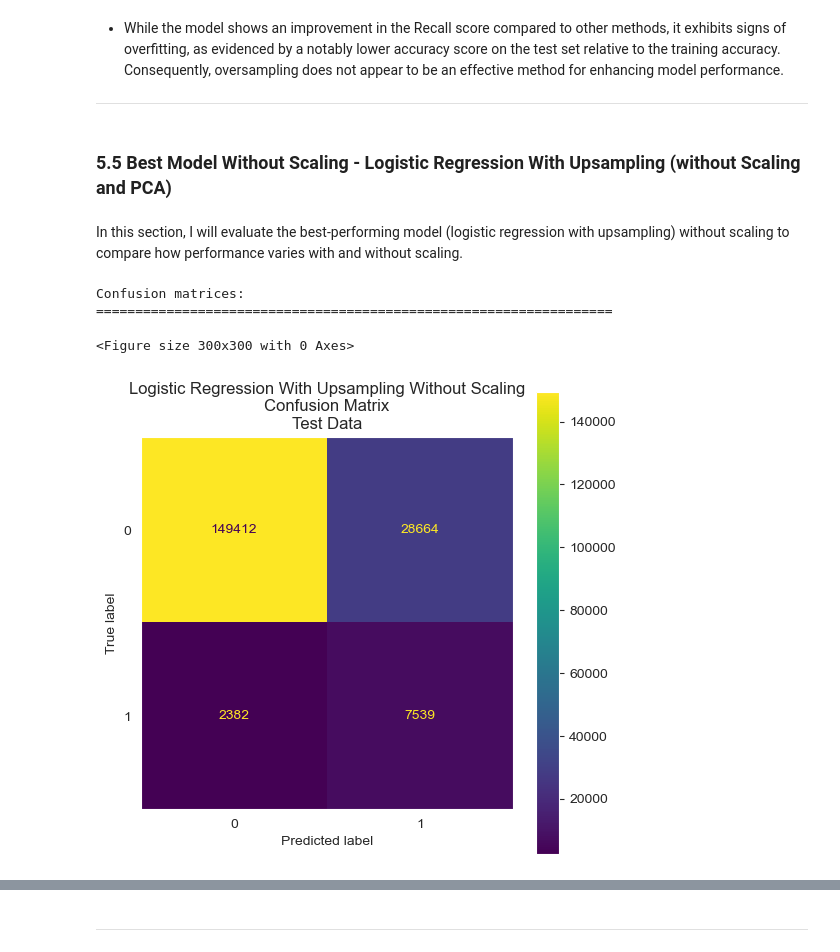
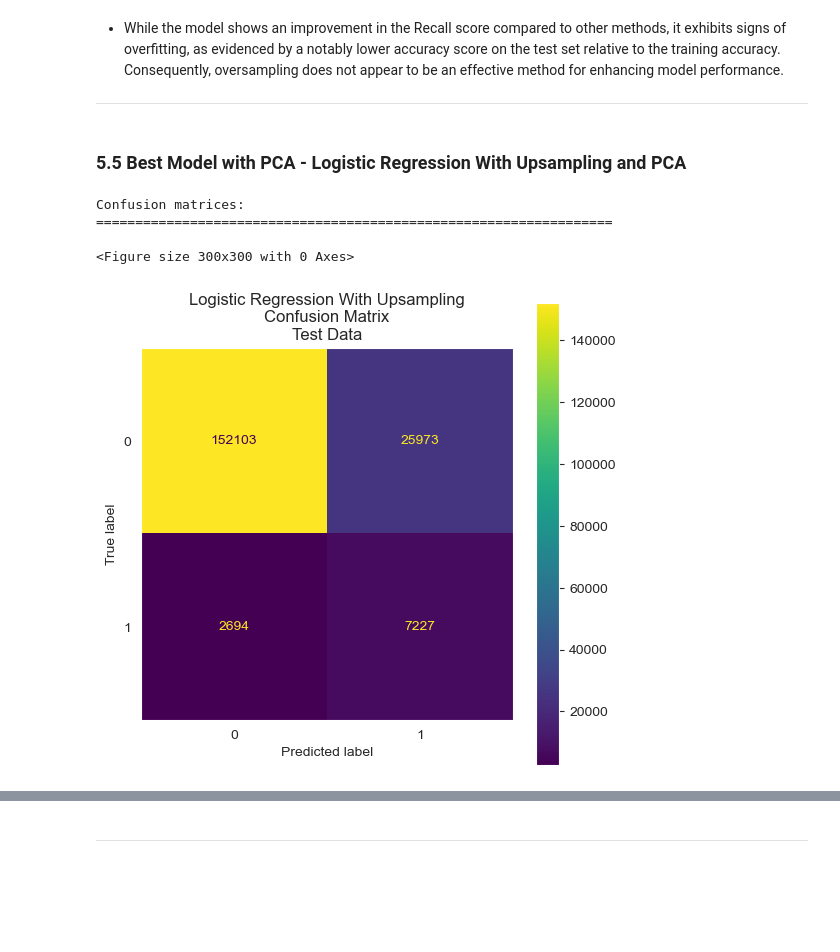
Before and after one commit to willwu29/heart-attack-prediction-model, a Jupyter notebook: notebooks/feature_engineering_baseline_modeling_book3.ipynb, the cells around one changed output, grey strips where cells are left out. Drawn from its saved outputs; the diff is of its cells as text; code cells hidden in the pictures; blank space fills up the shorter version.

```diff
--- a/notebooks/feature_engineering_baseline_modeling_book3.ipynb
+++ b/notebooks/feature_engineering_baseline_modeling_book3.ipynb
@@ -565,16 +592,16 @@ print(f'Number of Class 0 samples before upsampling: {y_train[y_train == 0].shap
 
 # Randomly duplicate class 1 observations
 X_duplicate_positive, y_duplicate_positive = resample(
-    X_train[y_train == 1],
+    X_train_scaled[y_train == 1],
     y_train[y_train == 1],
     replace=True,
-    n_samples=X_train[y_train==0].shape[0],
+    n_samples=X_train_scaled[y_train==0].shape[0],
     random_state=1
 )
 
 # Combine upsample with original data
-X_train_upsampled = pd.DataFrame(
-    np.vstack((X_train[y_train == 0], X_duplicate_positive)),
+X_train_scaled_upsampled = pd.DataFrame(
+    np.vstack((X_train_scaled[y_train == 0], X_duplicate_positive)),
     columns=X_train.columns
     )
 
@@ -680,10 +692,0 @@ Standard scaling on upsampling dataset
-# %%
-# Instantiate StandardScaler
-scaler_upsampled = StandardScaler()
-
-# Fit the scaler
-scaler_upsampled.fit(X_train_upsampled)
-
-# Transform X_train X_val X_test
-X_train_scaled_upsampled = scaler_upsampled.transform(X_train_upsampled)
-X_test_scaled_upsampled = scaler_upsampled.transform(X_test)
@@ -761,7 +736,7 @@ upsampled_pca.fit(X_train_scaled_upsampled)
 
 # Transform
 X_train_pca_upsampled = upsampled_pca.transform(X_train_scaled_upsampled)
-X_test_pca_upsampled = upsampled_pca.transform(X_test_scaled_upsampled)
+X_test_pca_upsampled = upsampled_pca.transform(X_test_scaled)
 # %% [markdown]
 - PCA for the downsampled Data
 # %%
@@ -1131,77 +1250,78 @@ Test: 0.885
 
 ---
 # %% [markdown]
-### 5.5 Best Model Without Scaling - Logistic Regression With Upsampling (without Scaling and PCA) <a class="anchor" id="5e"></a>
+### 5.5 Best Model with PCA - Logistic Regression With Upsampling and PCA <a class="anchor" id="5e"></a>
-# %% [markdown]
-
-In this section, I will evaluate the best-performing model (logistic regression with upsampling) without scaling to compare how performance varies with and without scaling.
 # %%
 ###############
 #MODEL FITTING#
 ###############
 
-# Upsampled Data without scaling
-logit_upsampled = LogisticRegression(max_iter=1000, random_state=42)
-logit_upsampled.fit(X_train_upsampled, y_train_upsampled)
+# Upsampled Data
+logit_upsampled_pca = LogisticRegression(max_iter=1000, random_state=42)
+logit_upsampled_pca.fit(X_train_pca_upsampled, y_train_upsampled)
 
 # Hard Predictions for train and test data
-y_pred_train = logit_upsampled.predict(X_train_upsampled)
-y_pred_test = logit_upsampled.predict(X_test)
+y_pred_train_upsampled_pca = logit_upsampled_pca.predict(X_train_pca_upsampled)
+y_pred_test_pca = logit_upsampled_pca.predict(X_test_pca_upsampled)
 
 # Predicted probabilities for train and test data
-y_pred_proba_train = logit_upsampled.predict_proba(X_train_upsampled)[:, 1]
-y_pred_proba_test = logit_upsampled.predict_proba(X_test)[:, 1]
-
+y_pred_proba_train_upsampled_pca = logit_upsampled_pca.predict_proba(X_train_pca_upsampled)[:, 1]
+y_pred_proba_test_pca = logit_upsampled_pca.predict_proba(X_test_pca_upsampled)[:, 1]
 
 ##################
 #Model Evaluation#
 ##################
 
 print_line = "\n" + "===========" * 6
 
 # Confusion Matrix
 print('Confusion matrices:', print_line)
 
 # Display confusion matrices
 plt.figure(figsize=(3, 3))
-ConfusionMatrixDisplay.from_estimator(logit_upsampled, X_test, y_test)
-plt.title('Logistic Regression With Upsampling Without Scaling\nConfusion Matrix\nTest Data')
+ConfusionMatrixDisplay.from_estimator(logit_upsampled_pca, X_test_pca_upsampled, y_test)
+plt.title('Logistic Regression With Upsampling\nConfusion Matrix\nTest Data')
 plt.grid(False)
 plt.show()
 
 # Print Classification Reports
-report_original = classification_report(y_test, y_pred_test)
+report_original = classification_report(y_test, y_pred_test_pca)
 print('Test Data classification report: ', print_line, report_original)
+
+# Print Recall Score
+print('Recall Score:')
+print(f'Train: {recall_score(y_train_upsampled, y_pred_train_upsampled_pca):.3f}')
+print(f'Test: {recall_score(y_test, y_pred_test_pca):.3f}', print_line)
+
+# Print FPR
+print('False Positive Rate:')
+print(f'Train: {false_positive_rate(y_train_upsampled, y_pred_train_upsampled_pca):.3f}')
+print(f'Test: {false_positive_rate(y_test, y_pred_test_pca):.3f}', print_line)
 
 # Print Accuracy Score
 print('Accuracy Score:')
-print(f'Train: {accuracy_score(y_train_upsampled,y_pred_train):.3f}')
-print(f'Test: {accuracy_score(y_test,y_pred_test):.3f}', print_line)
+print(f'Train: {accuracy_score(y_train_upsampled, y_pred_train_upsampled_pca):.3f}')
+print(f'Test: {accuracy_score(y_test, y_pred_test_pca):.3f}', print_line)
 
 # Print Precision Score
 print('Precision Score:')
-print(f'Train: {precision_score(y_train_upsampled, y_pred_train):.3f}')
-print(f'Test: {precision_score(y_test, y_pred_test):.3f}', print_line)
-
-# Print Recall Score
-print('Recall Score:')
-print(f'Train: {recall_score(y_train_upsampled, y_pred_train):.3f}')
-print(f'Test: {recall_score(y_test, y_pred_test):.3f}', print_line)
+print(f'Train: {precision_score(y_train_upsampled, y_pred_train_upsampled_pca):.3f}')
+print(f'Test: {precision_score(y_test, y_pred_test_pca):.3f}', print_line)
 
 # Print F1 Score
 print('F1 Score:')
-print(f'Train: {f1_score(y_train_upsampled, y_pred_train):.3f}')
-print(f'Test: {f1_score(y_test, y_pred_test):.3f}', print_line)
+print(f'Train: {f1_score(y_train_upsampled, y_pred_train_upsampled_pca):.3f}')
+print(f'Test: {f1_score(y_test, y_pred_test_pca):.3f}', print_line)
 
 # Print AUC Score
 print('AUC Score:')
-print(f'Train: {roc_auc_score(y_train_upsampled, y_pred_proba_train):.3f}')
-print(f'Test: {roc_auc_score(y_test, y_pred_proba_test):.3f}', print_line)
+print(f'Train: {roc_auc_score(y_train_upsampled, y_pred_proba_train_upsampled):.3f}')
+print(f'Test: {roc_auc_score(y_test, y_pred_test_pca):.3f}', print_line)
 # %% [output]
 Confusion matrices:
 ==================================================================
 <Figure size 300x300 with 0 Axes>
-[figure, old version]
+[figure, new version]
 Test Data classification report:
 ==================================================================               precision    recall  f1-score   support
 
```
Also changed, not shown: parts of 122 cells of this notebook, 1 other file.
